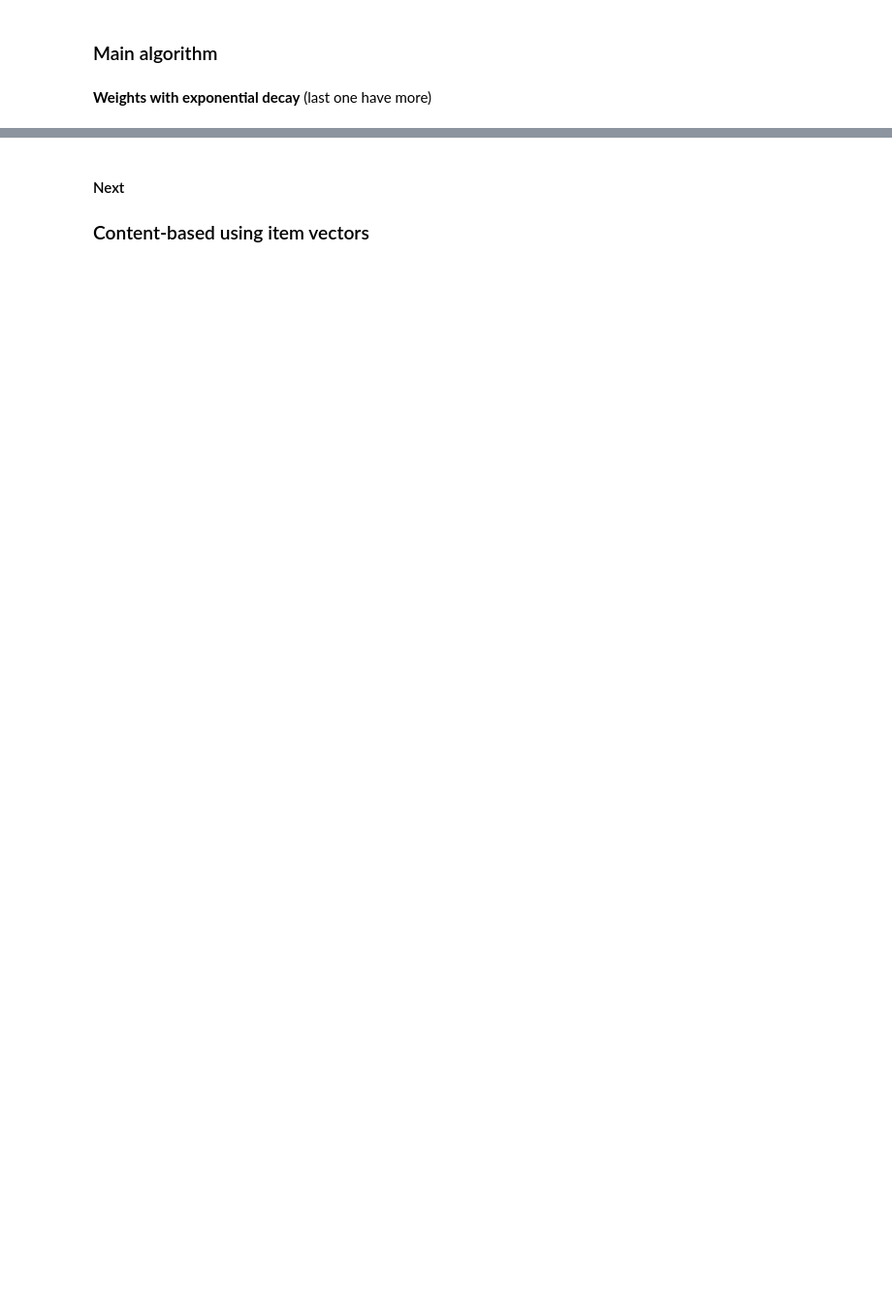
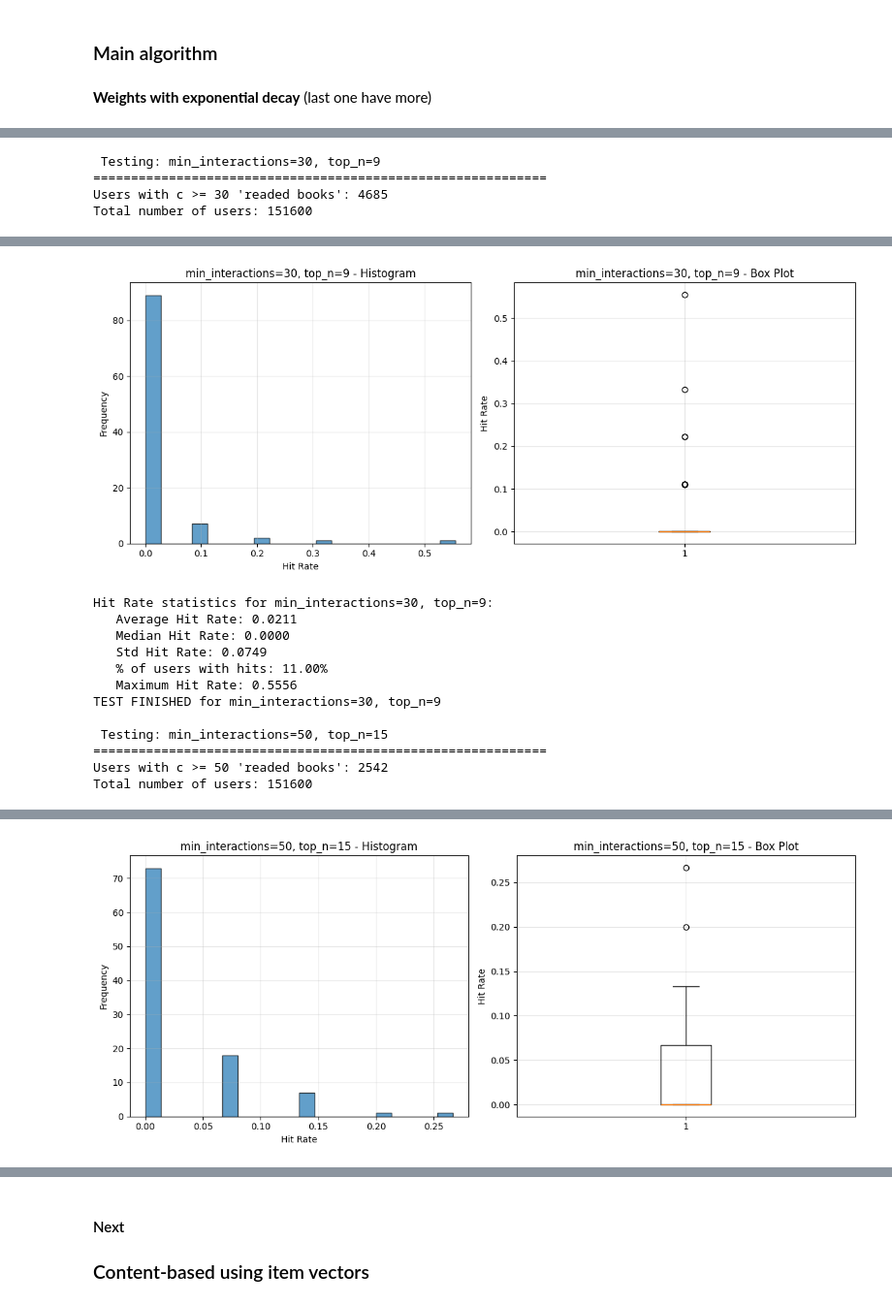
Before and after one commit to RailSAB/MTSLib_recSys, a Jupyter notebook: jaccard_on_genres.ipynb, the cells around one changed output, grey strips where cells are left out. Shown: that part at 97% size. Saved outputs shown, nothing was run; the diff lists cells and outputs as text; code cells hidden in the pictures; blank space fills up the shorter version.

Commit message:
feat: added testing and analysing part for jaccard baseline

```diff
--- a/jaccard_on_genres.ipynb
+++ b/jaccard_on_genres.ipynb
@@ -382,0 +392,65 @@ np.float64(0.1)
+# %%
+def run_parameter_tests(interactions_df, items_df, min_interactions_list=[30, 50, 70, 100],
+                       top_n_list=[9, 15, 21, 30], select_n=100, decay_rate=0.02):
+
+    results_summary = []
+
+    for min_interactions, top_n in zip(min_interactions_list, top_n_list):
+        print(f"\n Testing: min_interactions={min_interactions}, top_n={top_n}")
+        print("="*60)
+
+        filtered_interactions, items_cp, valid_users, genres_encoding, genre_index, item_to_genres, _ = prepare(
+            interactions_df, items_df, min_interactions=min_interactions
+        )
+
+        # cache cleaning
+        global popularity_counts_cached, max_popularity_cached, popularity_cache, weights_cache
+        popularity_counts_cached = None
+        max_popularity_cached = None
+        popularity_cache.clear()
+        weights_cache.clear()
+
+        start = time.time()
+
+        recommendations = recommender(
+            interactions_df, filtered_interactions, item_to_genres, genre_index,
+            valid_users, top_n=top_n, select_n=select_n, decay_rate=decay_rate
+        )
+
+        end = time.time()
+        print(f"Recommendation generation took {end - start:.2f} seconds.")
+
+        title = f"min_interactions={min_interactions}, top_n={top_n}"
+        hit_rates = visualize_hit_rate_distribution(recommendations, title)
+
+        results_summary.append({
+            'min_interactions': min_interactions,
+            'top_n': top_n,
+            'n_users': len(recommendations),
+            'mean_hit_rate': np.mean(hit_rates),
+            'std_hit_rate': np.std(hit_rates),
+            'users_with_hits_%': (np.array(hit_rates) > 0).mean() * 100,
+        })
+
+        print(f"TEST FINISHED for min_interactions={min_interactions}, top_n={top_n}")
+
+    summary_df = pd.DataFrame(results_summary)
+    print(f"\n SUMMARY OF RESULTS:")
+    print("="*80)
+    print(summary_df.round(4))
+
+    return summary_df
+
+
+parameter_results = run_parameter_tests(
+    interactions, items,
+    min_interactions_list=[30, 50, 70, 100],
+    top_n_list=[9, 15, 21, 30],
+    select_n=100,
+    decay_rate=0.02
+)
+# %% [output]
+ Testing: min_interactions=30, top_n=9
+============================================================
+Users with с >= 30 'readed books': 4685
+Total number of users: 151600
@@ -382,0 +458,13 @@ np.float64(0.1)
+[figure, added]
+Hit Rate statistics for min_interactions=30, top_n=9:
+   Average Hit Rate: 0.0211
+   Median Hit Rate: 0.0000
+   Std Hit Rate: 0.0749
+   % of users with hits: 11.00%
+   Maximum Hit Rate: 0.5556
+TEST FINISHED for min_interactions=30, top_n=9
+
+ Testing: min_interactions=50, top_n=15
+============================================================
+Users with с >= 50 'readed books': 2542
+Total number of users: 151600
@@ -382,0 +472 @@ np.float64(0.1)
+[figure, added]
```
Also changed, not shown: parts of 28 cells of this notebook.
